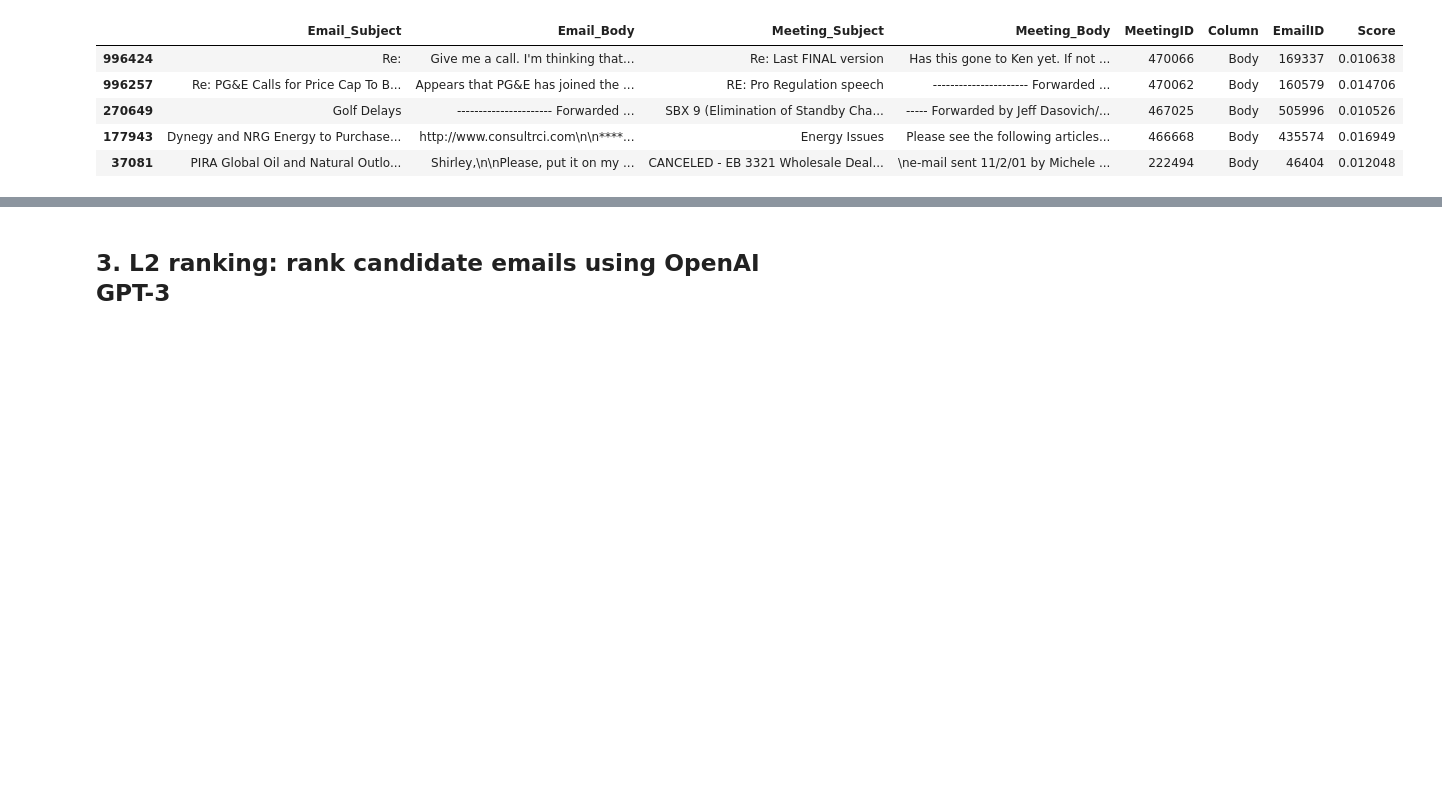
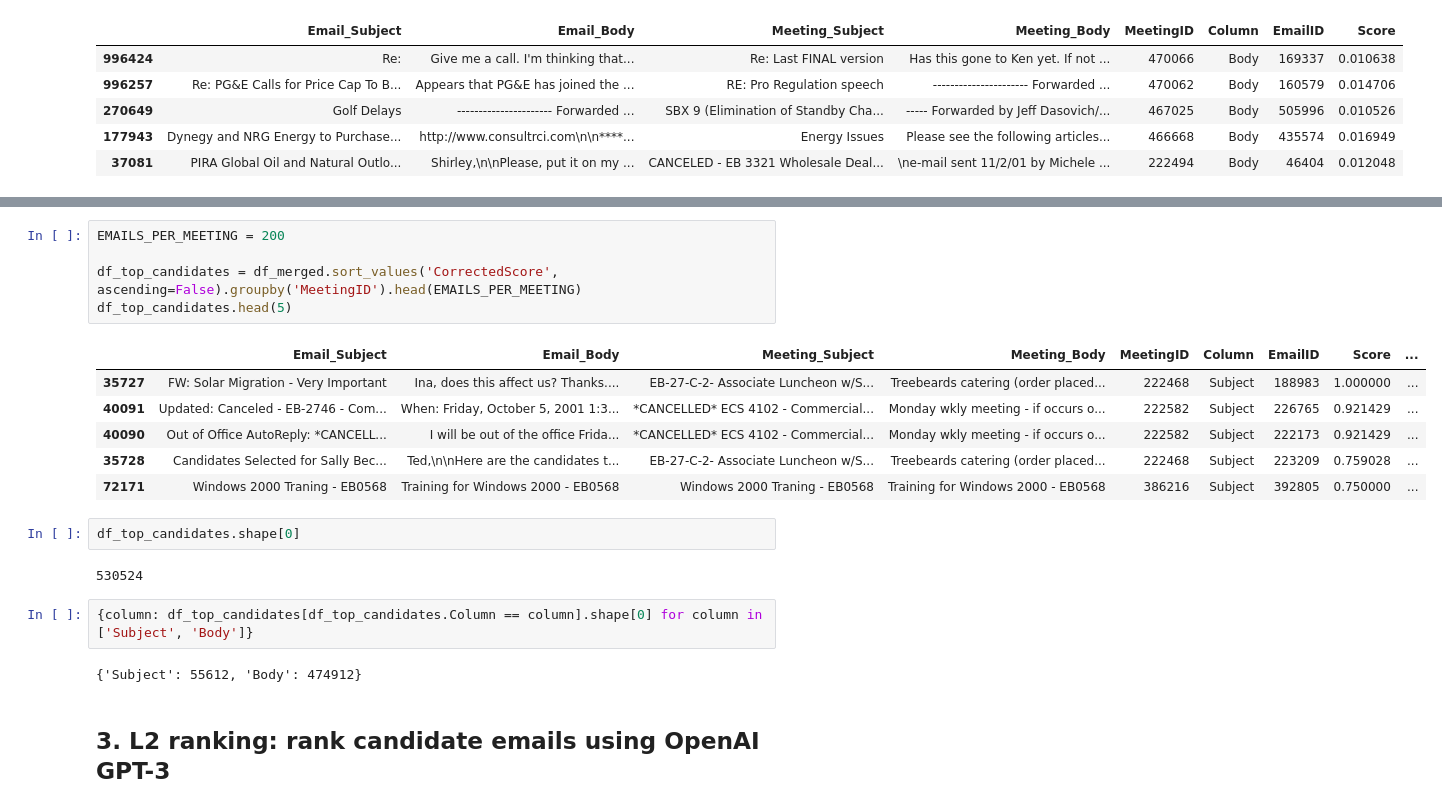
Before and after one commit to anton-dergunov/ml-playground, a Jupyter notebook: tasks/enron.ipynb, the cells around one changed output, grey strips where cells are left out. Cells and saved outputs as stored; diff of their text form; blank space fills up the shorter version.

```diff
--- a/tasks/enron.ipynb
+++ b/tasks/enron.ipynb
@@ -446,3 +452,23 @@ df.concat([df_merged[df_merged.Column == column].sample(3) for column in ['Subje
+# %%
+EMAILS_PER_MEETING = 200
+
+df_top_candidates = df_merged.sort_values('CorrectedScore', ascending=False).groupby('MeetingID').head(EMAILS_PER_MEETING)
+df_top_candidates.head(5)
+# %% [output]
+|  | Email_Subject | Email_Body | Meeting_Subject | Meeting_Body | MeetingID | Column | EmailID | Score | ... |
+| 35727 | FW: Solar Migration - Very Important | Ina, does this affect us? Thanks.... | EB-27-C-2- Associate Luncheon w/S... | Treebeards catering (order placed... | 222468 | Subject | 188983 | 1.000000 | ... |
+| 40091 | Updated: Canceled - EB-2746 - Com... | When: Friday, October 5, 2001 1:3... | *CANCELLED* ECS 4102 - Commercial... | Monday wkly meeting - if occurs o... | 222582 | Subject | 226765 | 0.921429 | ... |
+| 40090 | Out of Office AutoReply: *CANCELL... | I will be out of the office Frida... | *CANCELLED* ECS 4102 - Commercial... | Monday wkly meeting - if occurs o... | 222582 | Subject | 222173 | 0.921429 | ... |
+| 35728 | Candidates Selected for Sally Bec... | Ted,\n\nHere are the candidates t... | EB-27-C-2- Associate Luncheon w/S... | Treebeards catering (order placed... | 222468 | Subject | 223209 | 0.759028 | ... |
+| 72171 | Windows 2000 Traning - EB0568 | Training for Windows 2000 - EB0568 | Windows 2000 Traning - EB0568 | Training for Windows 2000 - EB0568 | 386216 | Subject | 392805 | 0.750000 | ... |
+# %%
+df_top_candidates.shape[0]
+# %% [output]
+530524
+# %%
+{column: df_top_candidates[df_top_candidates.Column == column].shape[0] for column in ['Subject', 'Body']}
+# %% [output]
+{'Subject': 55612, 'Body': 474912}
 # %% [markdown]
 ## 3. L2 ranking: rank candidate emails using OpenAI GPT-3
 # %%
```
Also changed, not shown: parts of 8 cells of this notebook.
